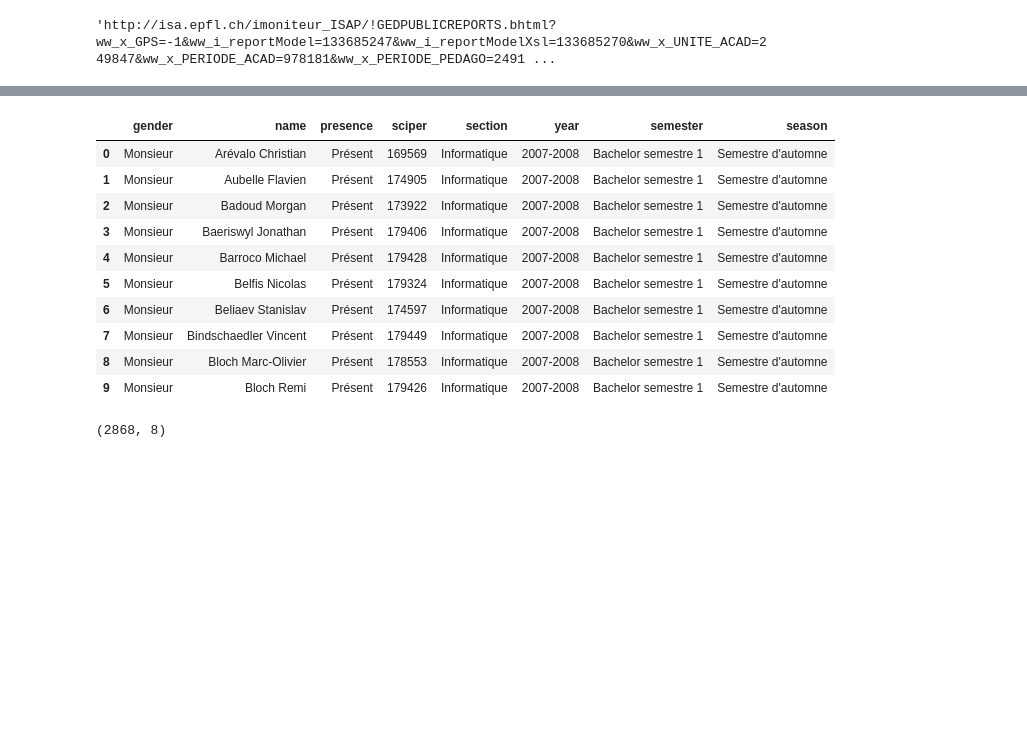
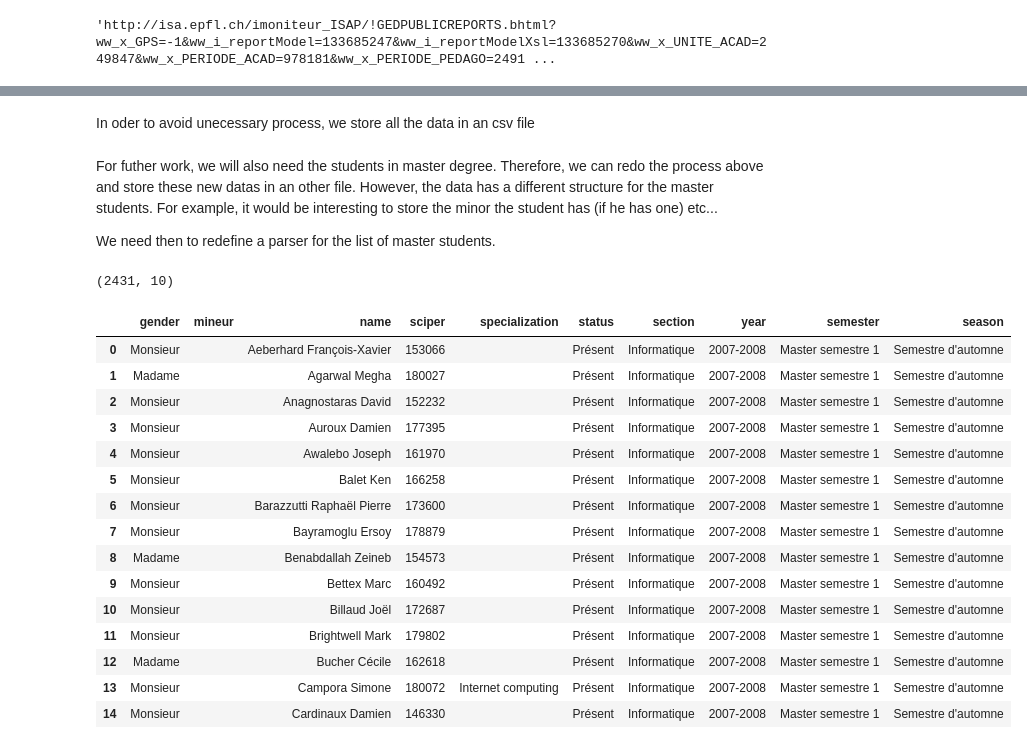
Before and after one commit to Rivollet/ADAHomework, a Jupyter notebook: 02 - Data from the Web/Web data Notebook.ipynb, the cells around one changed output, grey strips where cells are left out. Saved outputs shown, nothing was run; the diff lists cells and outputs as text; code cells hidden in the pictures; blank space fills up the shorter version.

```diff
--- a/02 - Data from the Web/Web data Notebook.ipynb
+++ b/02 - Data from the Web/Web data Notebook.ipynb
@@ -228,19 +219,3 @@ all_data_frame
-# %%
-all_data_frame.head(10)
-# %% [output]
-|  | gender | name | presence | sciper | section | year | semester | season |
-| 0 | Monsieur | Arévalo Christian | Présent | 169569 | Informatique | 2007-2008 | Bachelor semestre 1 | Semestre d'automne |
-| 1 | Monsieur | Aubelle Flavien | Présent | 174905 | Informatique | 2007-2008 | Bachelor semestre 1 | Semestre d'automne |
-| 2 | Monsieur | Badoud Morgan | Présent | 173922 | Informatique | 2007-2008 | Bachelor semestre 1 | Semestre d'automne |
-| 3 | Monsieur | Baeriswyl Jonathan | Présent | 179406 | Informatique | 2007-2008 | Bachelor semestre 1 | Semestre d'automne |
-| 4 | Monsieur | Barroco Michael | Présent | 179428 | Informatique | 2007-2008 | Bachelor semestre 1 | Semestre d'automne |
-| 5 | Monsieur | Belfis Nicolas | Présent | 179324 | Informatique | 2007-2008 | Bachelor semestre 1 | Semestre d'automne |
-| 6 | Monsieur | Beliaev Stanislav | Présent | 174597 | Informatique | 2007-2008 | Bachelor semestre 1 | Semestre d'automne |
-| 7 | Monsieur | Bindschaedler Vincent | Présent | 179449 | Informatique | 2007-2008 | Bachelor semestre 1 | Semestre d'automne |
-| 8 | Monsieur | Bloch Marc-Olivier | Présent | 178553 | Informatique | 2007-2008 | Bachelor semestre 1 | Semestre d'automne |
-| 9 | Monsieur | Bloch Remi | Présent | 179426 | Informatique | 2007-2008 | Bachelor semestre 1 | Semestre d'automne |
-# %%
-all_data_frame.shape
-# %% [output]
-(2868, 8)
+# %% [markdown]
+In oder to avoid unecessary process, we store all the data in an csv file
 # %%
@@ -247,0 +223,4 @@ all_data_frame.to_csv('data.csv', ',', index=False)
+# %% [markdown]
+For futher work, we will also need the students in master degree. Therefore, we can redo the process above and store these new datas in an other file. However, the data has a different structure for the master students. For example, it would be interesting to store the minor the student has (if he has one) etc...
+
+We need then to redefine a parser for the list of master students.
@@ -247,0 +250,46 @@ all_data_frame.to_csv('data.csv', ',', index=False)
+# %%
+spec_semester_ma = ['Master semestre 1','Master semestre 2','Master semestre 3','Master semestre 4']
+# %%
+all_data_ma = []
+
+for section in spec_section:
+    for year in spec_year:
+        for semester in spec_semester_ma:
+            for season in spec_season:
+                spec_url = getSpecificURL(section, year, semester, season)
+                spec_html = requests.get(spec_url)
+                spec_beautiful_html = BSoup(spec_html.text, 'html.parser')
+
+                student_table = spec_beautiful_html.find('table')
+                student_data = parseTable_ma(student_table)
+                student_data['section'] = section
+                student_data['year'] = year
+                student_data['semester'] = semester
+                student_data['season'] = season
+
+                if not(student_data.empty):
+                    all_data_ma.append(student_data)
+# %%
+all_data_frame_ma = pd.concat(all_data_ma)
+all_data_frame_ma.shape
+# %% [output]
+(2431, 10)
+# %%
+all_data_frame_ma.head(15)
+# %% [output]
+|  | gender | mineur | name | sciper | specialization | status | section | year | semester | season |
+| 0 | Monsieur |  | Aeberhard François-Xavier | 153066 |  | Présent | Informatique | 2007-2008 | Master semestre 1 | Semestre d'automne |
+| 1 | Madame |  | Agarwal Megha | 180027 |  | Présent | Informatique | 2007-2008 | Master semestre 1 | Semestre d'automne |
+| 2 | Monsieur |  | Anagnostaras David | 152232 |  | Présent | Informatique | 2007-2008 | Master semestre 1 | Semestre d'automne |
+| 3 | Monsieur |  | Auroux Damien | 177395 |  | Présent | Informatique | 2007-2008 | Master semestre 1 | Semestre d'automne |
+| 4 | Monsieur |  | Awalebo Joseph | 161970 |  | Présent | Informatique | 2007-2008 | Master semestre 1 | Semestre d'automne |
+| 5 | Monsieur |  | Balet Ken | 166258 |  | Présent | Informatique | 2007-2008 | Master semestre 1 | Semestre d'automne |
+| 6 | Monsieur |  | Barazzutti Raphaël Pierre | 173600 |  | Présent | Informatique | 2007-2008 | Master semestre 1 | Semestre d'automne |
+| 7 | Monsieur |  | Bayramoglu Ersoy | 178879 |  | Présent | Informatique | 2007-2008 | Master semestre 1 | Semestre d'automne |
+| 8 | Madame |  | Benabdallah Zeineb | 154573 |  | Présent | Informatique | 2007-2008 | Master semestre 1 | Semestre d'automne |
+| 9 | Monsieur |  | Bettex Marc | 160492 |  | Présent | Informatique | 2007-2008 | Master semestre 1 | Semestre d'automne |
+| 10 | Monsieur |  | Billaud Joël | 172687 |  | Présent | Informatique | 2007-2008 | Master semestre 1 | Semestre d'automne |
+| 11 | Monsieur |  | Brightwell Mark | 179802 |  | Présent | Informatique | 2007-2008 | Master semestre 1 | Semestre d'automne |
+| 12 | Madame |  | Bucher Cécile | 162618 |  | Présent | Informatique | 2007-2008 | Master semestre 1 | Semestre d'automne |
+| 13 | Monsieur |  | Campora Simone | 180072 | Internet computing | Présent | Informatique | 2007-2008 | Master semestre 1 | Semestre d'automne |
+| 14 | Monsieur |  | Cardinaux Damien | 146330 |  | Présent | Informatique | 2007-2008 | Master semestre 1 | Semestre d'automne |
```
Also changed, not shown: parts of 47 cells of this notebook, 2 other files.
